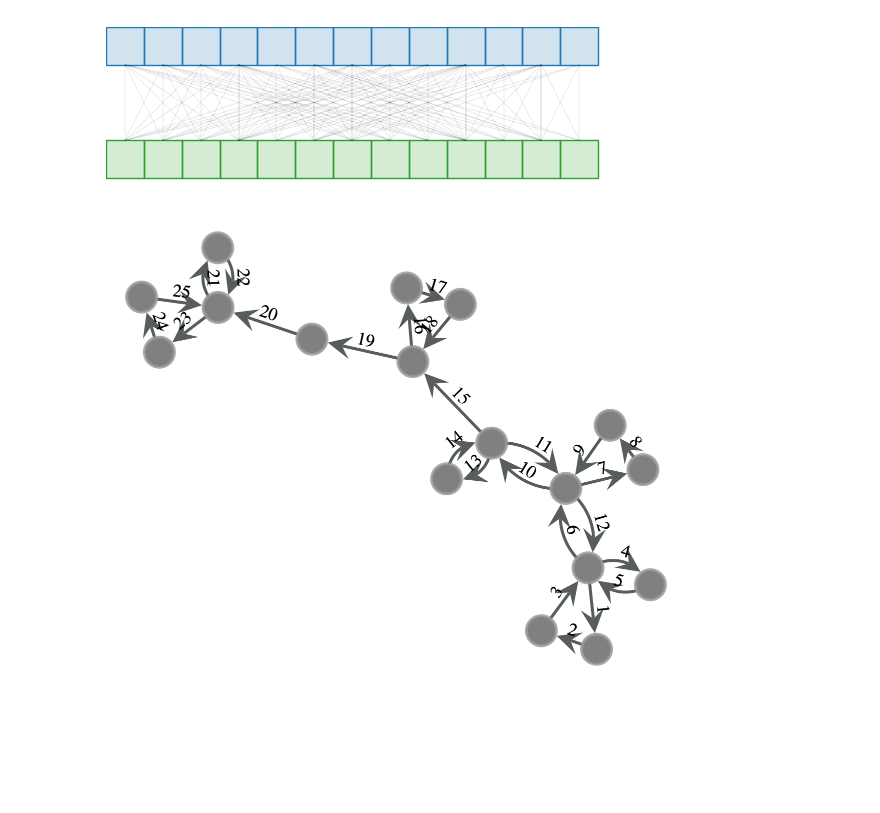
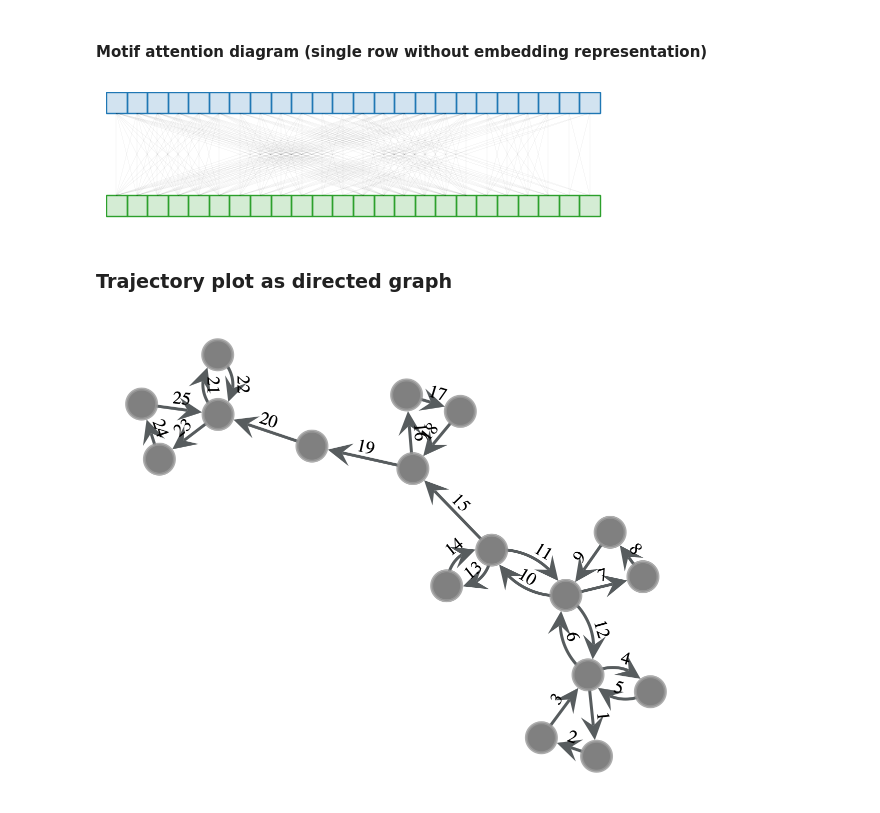
Before and after one commit to Radar-Lei/Motif-guided, a Jupyter notebook: visualization.ipynb, the cells around one changed output. Saved outputs shown, nothing was run; the diff lists cells and outputs as text; code cells hidden in the pictures; blank space fills up the shorter version.

```diff
--- a/visualization.ipynb
+++ b/visualization.ipynb
@@ -1,10 +36,6 @@
 # %%
-import matplotlib.pyplot as plt
-import matplotlib.patches as patches
-import seaborn as sns
-
 # 定义序列的长度
-N = 13
+N = 24
 
 # 创建新的figure和axes
 fig, ax = plt.subplots()
@@ -19,7 +50,7 @@ palette = sns.color_palette()
 for i in range(N):
     # 创建一个正方形，位置在(i, 0)和(i, 3)，大小为1x1
     rect1 = patches.Rectangle((i, 0), 1, 1, edgecolor=palette[2], facecolor=list(palette[2]) + [0.2])
-    rect2 = patches.Rectangle((i, 3), 1, 1, edgecolor=palette[0], facecolor=list(palette[0]) + [0.2])
+    rect2 = patches.Rectangle((i, 5), 1, 1, edgecolor=palette[0], facecolor=list(palette[0]) + [0.2])
 
     # 将正方形添加到图形中
     ax.add_patch(rect1)
@@ -29,13 +60,11 @@ for i in range(N):
 for i in range(N):
     for j in range(N):
         # 创建一条线，从序列A的第i个元素的上边到序列B的第j个元素的下边
-        ax.plot([i+0.5, j+0.5], [1, 3], color="black", linewidth=0.05, alpha=0.5)
-        # 创建一条线，从序列B的第j个元素的上边到序列A的第i个元素的下边
-        ax.plot([j+0.5, i+0.5], [3, 1], color="black", linewidth=0.05, alpha=0.5)
+        ax.plot([i+0.5, j+0.5], [1, 5], color='black', linewidth=0.05, alpha=0.4)
 
 # 设置坐标轴的范围
 ax.set_xlim(0, N+0.1)
-ax.set_ylim(-0.1, 4)
+ax.set_ylim(-0.1, 6)
 
 # 隐藏坐标轴
 ax.axis('off')
@@ -44,5 +73,5 @@ ax.axis('off')
 plt.show()
 
 # 保存图形为svg
-fig.savefig("figs/self-attention.svg", format='svg')
+fig.savefig("figs/self_attention.svg", format='svg')
 # %% [output]
@@ -50,10 +128,8 @@ fig.savefig("figs/self-attention.svg", format='svg')
+# %% [markdown]
+#### Motif attention diagram (single row without embedding representation)
 # %%
-import matplotlib.pyplot as plt
-import matplotlib.patches as patches
-import seaborn as sns
-
 # 定义序列的长度
-N = 13
+N = 24
 
 # 创建新的figure和axes
 fig, ax = plt.subplots()
@@ -68,45 +144,43 @@ palette = sns.color_palette()
 for i in range(N):
     # 创建一个正方形，位置在(i, 0)和(i, 3)，大小为1x1
     rect1 = patches.Rectangle((i, 0), 1, 1, edgecolor=palette[2], facecolor=list(palette[2]) + [0.2])
-    rect2 = patches.Rectangle((i, 3), 1, 1, edgecolor=palette[0], facecolor=list(palette[0]) + [0.2])
+    rect2 = patches.Rectangle((i, 5), 1, 1, edgecolor=palette[0], facecolor=list(palette[0]) + [0.2])
 
     # 将正方形添加到图形中
     ax.add_patch(rect1)
     ax.add_patch(rect2)
 
 # 定义正方形的类别
 classes = {
-    (0, 1, 2, 3): (0, 1, 2, 3, 6, 7, 8, 9),
-    (3, 4, 5): (3, 4, 5, 9, 10, 11),
-    (5,6): (5, 6, 11, 12),
-    (6, 7, 8, 9) : (0, 1, 2, 3, 6, 7, 8, 9),
-    (9, 10, 11):(3, 4, 5, 9, 10, 11),
-    (11, 12) : (5, 6, 11, 12),
+    (0, 1, 2, 3, 4, 5): (0, 1, 2, 3, 4, 5, 12, 13, 14, 15, 16, 17),
+    (6,7,8,9): (6,7,8,9, 18,19,20,21),
+    (10,11): (10,11,22, 23),
+    (12, 13, 14, 15, 16, 17) : (0, 1, 2, 3, 4, 5, 12, 13, 14, 15, 16, 17),
+    (18,19,20,21) : (6,7,8,9, 18,19,20,21),
+    (22, 23) : (10,11,22, 23),
 }
 
 
 # 画出连接两个序列的线
 for i in range(N):
     for j in range(N):
         # 检查两个正方形是否属于同一类
         for a_indices, b_indices in classes.items():
             if i in a_indices and j in b_indices:
                 # 创建一条线，从序列A的第i个元素的上边到序列B的第j个元素的下边
-                ax.plot([i+0.5, j+0.5], [1, 3], color="black", linewidth=0.05,alpha=0.5)
-                # 创建一条线，从序列B的第j个元素的上边到序列A的第i个元素的下边
-                ax.plot([j+0.5, i+0.5], [3, 1], color="black", linewidth=0.05,alpha=0.5)
+                ax.plot([i+0.5, j+0.5], [1, 5], color="black", linewidth=0.05,alpha=0.4)
 
 # 设置坐标轴的范围
 ax.set_xlim(0, N+0.1)
-ax.set_ylim(-0.1, 4)
+ax.set_ylim(-0.1, 6)
 
 # 隐藏坐标轴
 ax.axis('off')
 
 # 显示图形
 plt.show()
 
 # 保存图形为svg
-fig.savefig("figs/motif-attention.svg", format='svg')
+fig.savefig("figs/motif_attention.svg", format='svg')
 # %% [output]
-[figure, old version]
+[figure, new version]
@@ -116,3 +187,5 @@ import numpy as np
+# %% [markdown]
+### Trajectory plot as directed graph
 # %%
 g = gt.Graph(
     [
```
Also changed, not shown: parts of 18 cells of this notebook, 3 other files.
